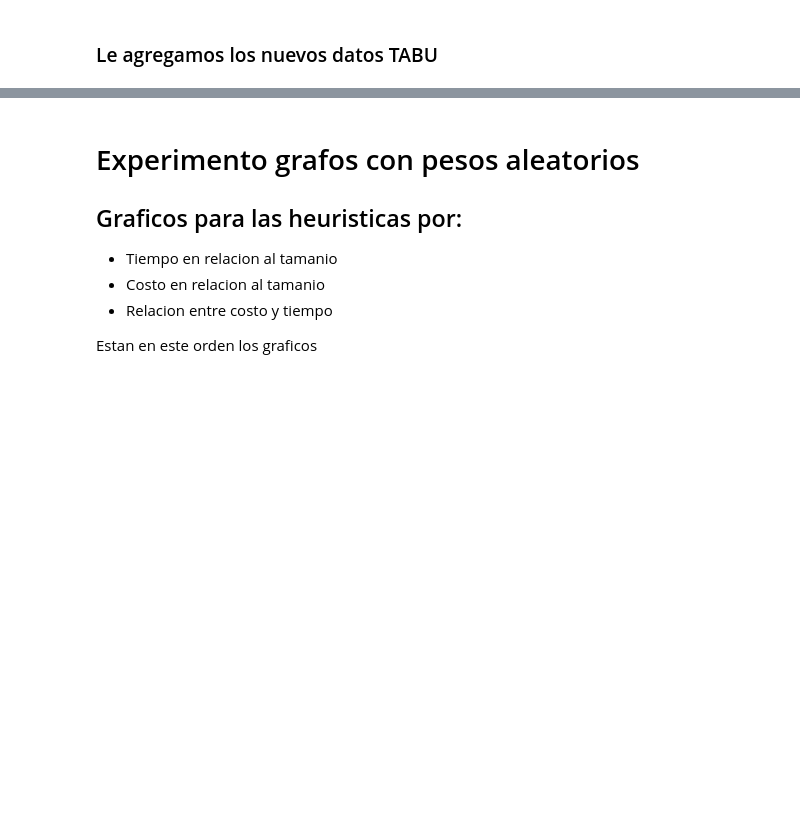
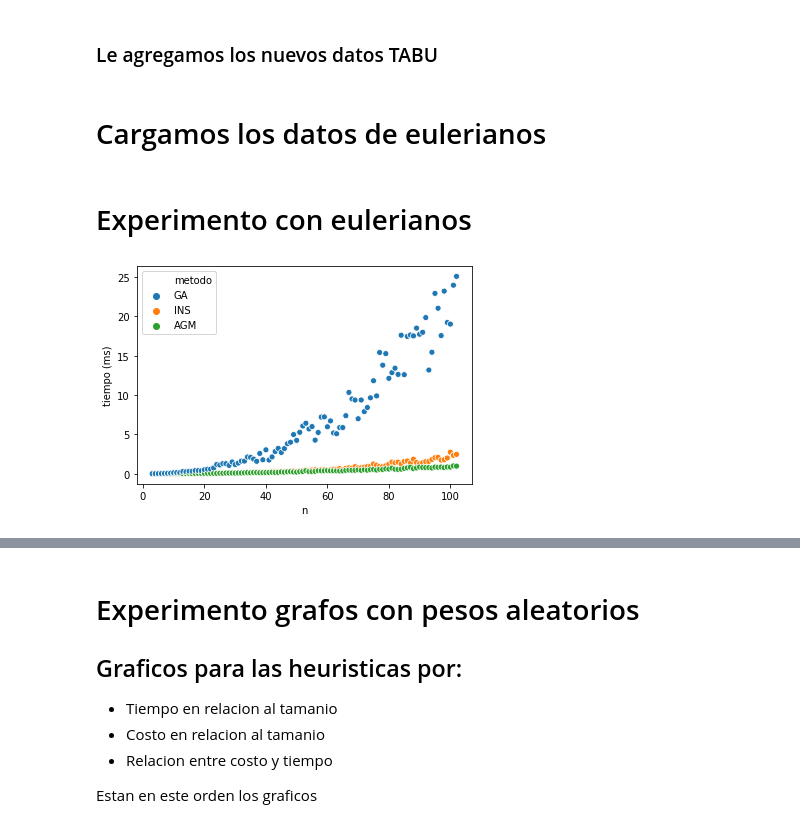
Before and after one commit to maltenzo/algo3-tp2, a Jupyter notebook: Python/Analisis.ipynb, the cells around one changed output, grey strips where cells are left out. Drawn from its saved outputs; the diff is of its cells as text; code cells hidden in the pictures; blank space fills up the shorter version.

Commit message:
graficos eulerianos

```diff
--- a/Python/Analisis.ipynb
+++ b/Python/Analisis.ipynb
@@ -38,3 +40,20 @@ df_resultados = df_resultados.append(df_resultados_tabu, ignore_index=True)
 df_peor_caso_agm = df_peor_caso_agm.append(df_peor_caso_agm_tabu, ignore_index=True)
 df_resultados_random_param = df_resultados_random_param.append(df_resultados_random_param_tabu, ignore_index=True)
 df_resultados_opt_random = df_resultados_opt_random.append(df_resultados_opt_random, ignore_index=True)
+# %% [markdown]
+# Cargamos los datos de eulerianos
+# %%
+df_eulerianos = pd.read_csv("resultados/resultado_euler.csv")
+# %% [markdown]
+# Experimento con eulerianos
+# %%
+df_grafoEuleriano = df_eulerianos[df_eulerianos["dataset"]=="grafo-euleriano"].copy(); # lo usamos tambien abajo
+fig = sns.scatterplot(data=df_grafoEuleriano, x='n', y='tiempo', hue='metodo', hue_order={"GA","INS","AGM"});
+fig.set(xlabel='n', ylabel='tiempo (ms)');
+
+# Guardamos la figura
+plt.savefig("graficos/tiempo-grafos-eulerianos.svg");
+
+# Graficamos segun heuristicas
+# %% [output]
+[figure, added]
```
Also changed, not shown: parts of 3 cells of this notebook.
